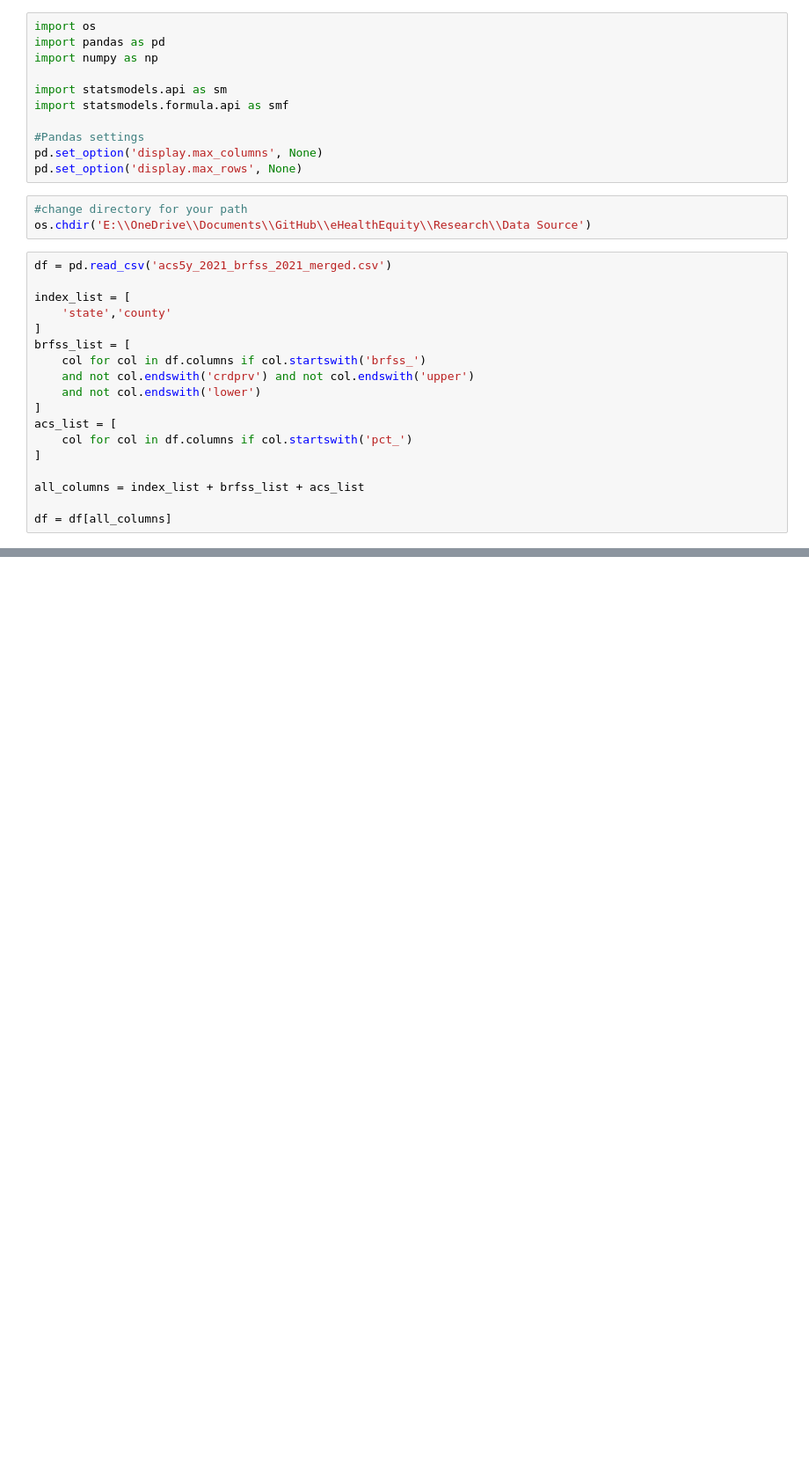
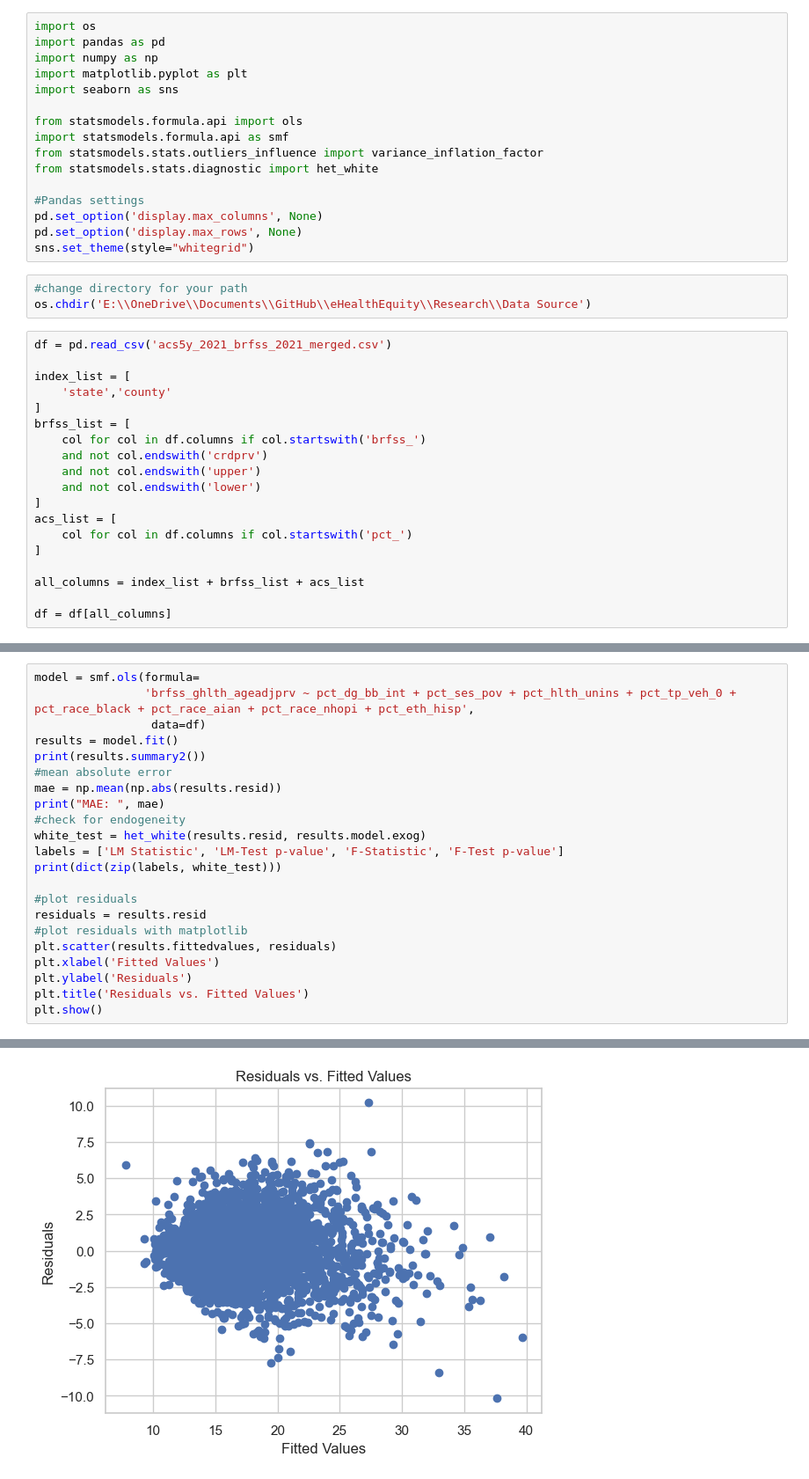
Before and after one commit to mfarme/eHealthEquity, a Jupyter notebook: Research/Analysis/RQ1 Analysis.ipynb, the cells around one changed output, grey strips where cells are left out. Shown at 88% size. Saved outputs shown, nothing was run; the diff lists cells and outputs as text; blank space fills up the shorter version.

Commit message:
analysis v0.1 commit, prelim results, issues with multicollinearity and homoscedasicity

```diff
--- a/Research/Analysis/RQ1 Analysis.ipynb
+++ b/Research/Analysis/RQ1 Analysis.ipynb
@@ -2,13 +2,18 @@
 import os
 import pandas as pd
 import numpy as np
+import matplotlib.pyplot as plt
+import seaborn as sns
 
-import statsmodels.api as sm
+from statsmodels.formula.api import ols
 import statsmodels.formula.api as smf
+from statsmodels.stats.outliers_influence import variance_inflation_factor
+from statsmodels.stats.diagnostic import het_white
 
 #Pandas settings
 pd.set_option('display.max_columns', None)
 pd.set_option('display.max_rows', None)
+sns.set_theme(style="whitegrid")
 # %%
 #change directory for your path
 os.chdir('E:\\OneDrive\\Documents\\GitHub\\eHealthEquity\\Research\\Data Source')
@@ -20,7 +25,8 @@ index_list = [
 ]
 brfss_list = [
     col for col in df.columns if col.startswith('brfss_')
-    and not col.endswith('crdprv') and not col.endswith('upper')
+    and not col.endswith('crdprv')
+    and not col.endswith('upper')
     and not col.endswith('lower')
 ]
 acs_list = [
@@ -134,0 +153,23 @@ IndexError: only integers, slices (`:`), ellipsis (`...`), numpy.newaxis (`None`
+# %%
+model = smf.ols(formula=
+                'brfss_ghlth_ageadjprv ~ pct_dg_bb_int + pct_ses_pov + pct_hlth_unins + pct_tp_veh_0 + pct_race_black + pct_race_aian + pct_race_nhopi + pct_eth_hisp',
+                 data=df)
+results = model.fit()
+print(results.summary2())
+#mean absolute error
+mae = np.mean(np.abs(results.resid))
+print("MAE: ", mae)
+#check for endogeneity
+white_test = het_white(results.resid, results.model.exog)
+labels = ['LM Statistic', 'LM-Test p-value', 'F-Statistic', 'F-Test p-value']
+print(dict(zip(labels, white_test)))
+
+#plot residuals
+residuals = results.resid
+#plot residuals with matplotlib
+plt.scatter(results.fittedvalues, residuals)
+plt.xlabel('Fitted Values')
+plt.ylabel('Residuals')
+plt.title('Residuals vs. Fitted Values')
+plt.show()
+# %% [output]
@@ -134,0 +193 @@ IndexError: only integers, slices (`:`), ellipsis (`...`), numpy.newaxis (`None`
+[figure, added]
```
Also changed, not shown: parts of 20 cells of this notebook.
